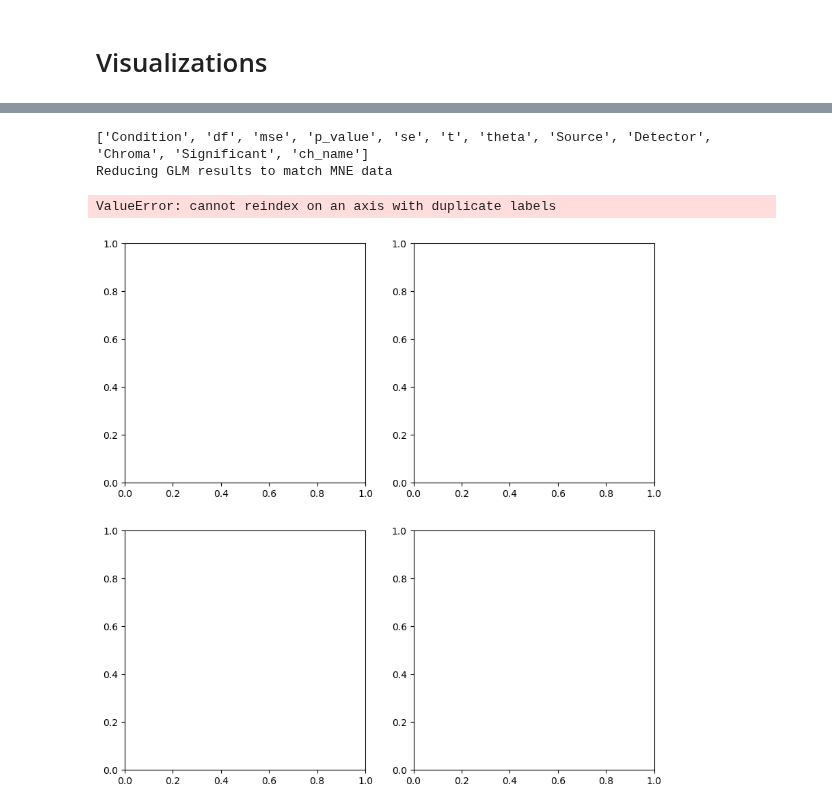
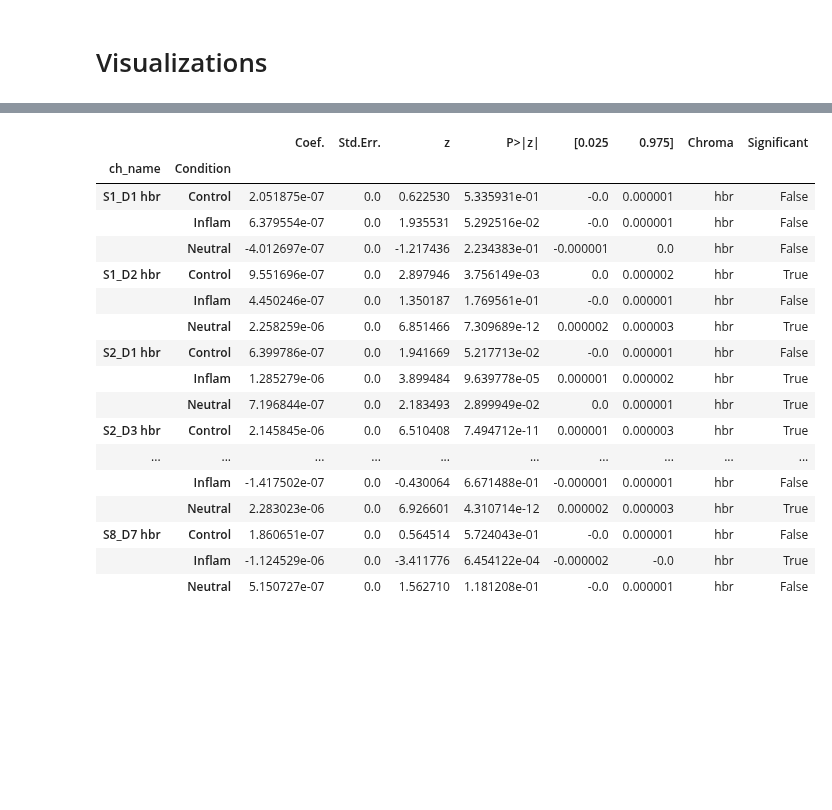
Before and after one commit to nolanrbrady/fNIRs-data-pipeline, a Jupyter notebook: python/home.ipynb, the cells around one changed output, grey strips where cells are left out. Saved outputs shown, nothing was run; the diff lists cells and outputs as text; code cells hidden in the pictures; blank space fills up the shorter version.

Commit message:
Generating dataframe with channel and task significance

```diff
--- a/python/home.ipynb
+++ b/python/home.ipynb
@@ -188,15 +183,34 @@ visualizations.group_topological_visualisation(channels_df, columns_for_glm_cont
-# %%
-grp_results = channels_df.query("Condition in ['Control', 'Tapping_Left', 'Tapping_Right']")
-grp_results = grp_results.query("Chroma in ['hbo']")
-print(grp_results.columns.tolist())
-# print(channels_df)
-
-# sns.catplot(x="theta", y="Condition", hue='Condition', data=grp_results, col_wrap=5, ci=None, palette="muted", height=4, s=10)
-# %% [output]
-['Condition', 'df', 'mse', 'p_value', 'se', 't', 'theta', 'Source', 'Detector', 'Chroma', 'Significant', 'ch_name']
-Reducing GLM results to match MNE data
-ValueError: cannot reindex on an axis with duplicate labels
-[figure, removed]
+# %%
+# Generate a summarized dataframe of the channels and conditions significance
+importlib.reload(analysis_tools)
+columns_for_glm_contrast = ['Control', 'Neutral', 'Inflam']
+
+channels_df, contrasts_df, significant_channels, all_data = group_data['direct'].values()
+
+raw_haemo = all_data[0]['raw_haemo']
+
+ch_model_df = analysis_tools.create_results_dataframe(channels_df, columns_for_glm_contrast, raw_haemo)
+
+ch_model_df['hbr']
+# %% [output]
+|  |  | Coef. | Std.Err. | z | P>|z| | [0.025 | 0.975] | Chroma | Significant |
+| ch_name | Condition |  |  |  |  |  |  |  |  |
+| S1_D1 hbr | Control | 2.051875e-07 | 0.0 | 0.622530 | 5.335931e-01 | -0.0 | 0.000001 | hbr | False |
+|  | Inflam | 6.379554e-07 | 0.0 | 1.935531 | 5.292516e-02 | -0.0 | 0.000001 | hbr | False |
+|  | Neutral | -4.012697e-07 | 0.0 | -1.217436 | 2.234383e-01 | -0.000001 | 0.0 | hbr | False |
+| S1_D2 hbr | Control | 9.551696e-07 | 0.0 | 2.897946 | 3.756149e-03 | 0.0 | 0.000002 | hbr | True |
+|  | Inflam | 4.450246e-07 | 0.0 | 1.350187 | 1.769561e-01 | -0.0 | 0.000001 | hbr | False |
+|  | Neutral | 2.258259e-06 | 0.0 | 6.851466 | 7.309689e-12 | 0.000002 | 0.000003 | hbr | True |
+| S2_D1 hbr | Control | 6.399786e-07 | 0.0 | 1.941669 | 5.217713e-02 | -0.0 | 0.000001 | hbr | False |
+|  | Inflam | 1.285279e-06 | 0.0 | 3.899484 | 9.639778e-05 | 0.000001 | 0.000002 | hbr | True |
+|  | Neutral | 7.196844e-07 | 0.0 | 2.183493 | 2.899949e-02 | 0.0 | 0.000001 | hbr | True |
+| S2_D3 hbr | Control | 2.145845e-06 | 0.0 | 6.510408 | 7.494712e-11 | 0.000001 | 0.000003 | hbr | True |
+| ... | ... | ... | ... | ... | ... | ... | ... | ... | ... |
+|  | Inflam | -1.417502e-07 | 0.0 | -0.430064 | 6.671488e-01 | -0.000001 | 0.000001 | hbr | False |
+|  | Neutral | 2.283023e-06 | 0.0 | 6.926601 | 4.310714e-12 | 0.000002 | 0.000003 | hbr | True |
+| S8_D7 hbr | Control | 1.860651e-07 | 0.0 | 0.564514 | 5.724043e-01 | -0.0 | 0.000001 | hbr | False |
+|  | Inflam | -1.124529e-06 | 0.0 | -3.411776 | 6.454122e-04 | -0.000002 | -0.0 | hbr | True |
+|  | Neutral | 5.150727e-07 | 0.0 | 1.562710 | 1.181208e-01 | -0.0 | 0.000001 | hbr | False |
 # %%
 # Individual Visualization
 importlib.reload(visualizations)
```
Also changed, not shown: parts of 1 cell of this notebook, 2 other files.
